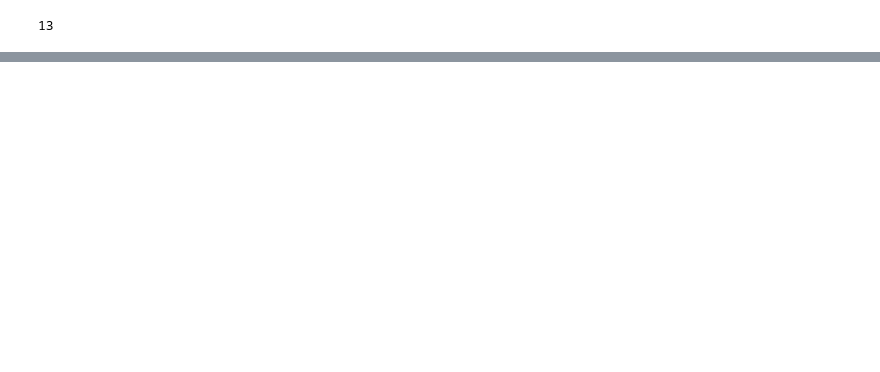
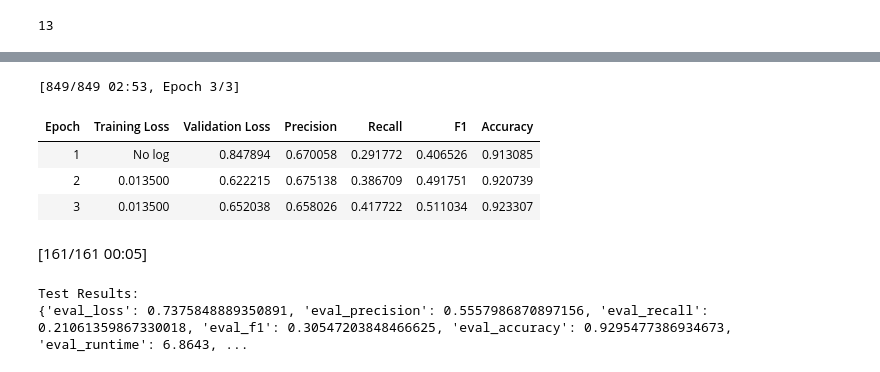
Before and after one commit to vanbuncha/tm, a Jupyter notebook: as2/Assignment_2_Text_Mining.ipynb, the cells around one changed output, grey strips where cells are left out. Cells and saved outputs as stored; diff of their text form; code cells hidden in the pictures; blank space fills up the shorter version.

```diff
--- a/as2/Assignment_2_Text_Mining.ipynb
+++ b/as2/Assignment_2_Text_Mining.ipynb
@@ -469,0 +529,38 @@ TrainOutput(global_step=1275, training_loss=0.07559682210286459, metrics={'train
+# %%
+args_combination_2 = TrainingArguments(
+    "bert-finetuned-ner-combination-2",
+    evaluation_strategy="epoch",
+    save_strategy="epoch",
+    learning_rate=1e-4,
+    num_train_epochs=3,
+    weight_decay=0.01,
+    per_device_train_batch_size=12,
+    push_to_hub=True,
+)
+trainer = Trainer(
+    model=model,
+    args=args_combination_2,
+    train_dataset=tokenized_datasets["train"],
+    eval_dataset=tokenized_datasets["validation"],  # Use the "validation" set for hyperparameter optimization
+    data_collator=data_collator,
+    compute_metrics=compute_metrics,
+    tokenizer=tokenizer,
+)
+
+trainer.train()
+
+# After training, evaluate the model on the test set
+test_results = trainer.evaluate(tokenized_datasets["test"])
+
+# Print the test results
+print("Test Results:")
+print(test_results)
+# %% [output]
+[849/849 02:53, Epoch 3/3]
+| Epoch | Training Loss | Validation Loss | Precision | Recall | F1 | Accuracy |
+| 1 | No log | 0.847894 | 0.670058 | 0.291772 | 0.406526 | 0.913085 |
+| 2 | 0.013500 | 0.622215 | 0.675138 | 0.386709 | 0.491751 | 0.920739 |
+| 3 | 0.013500 | 0.652038 | 0.658026 | 0.417722 | 0.511034 | 0.923307 |
+[161/161 00:05]
+Test Results:
+{'eval_loss': 0.7375848889350891, 'eval_precision': 0.5557986870897156, 'eval_recall': 0.21061359867330018, 'eval_f1': 0.30547203848466625, 'eval_accuracy': 0.9295477386934673, 'eval_runtime': 6.8643, ...
```
Also changed, not shown: parts of 38 cells of this notebook, 1 other file.
